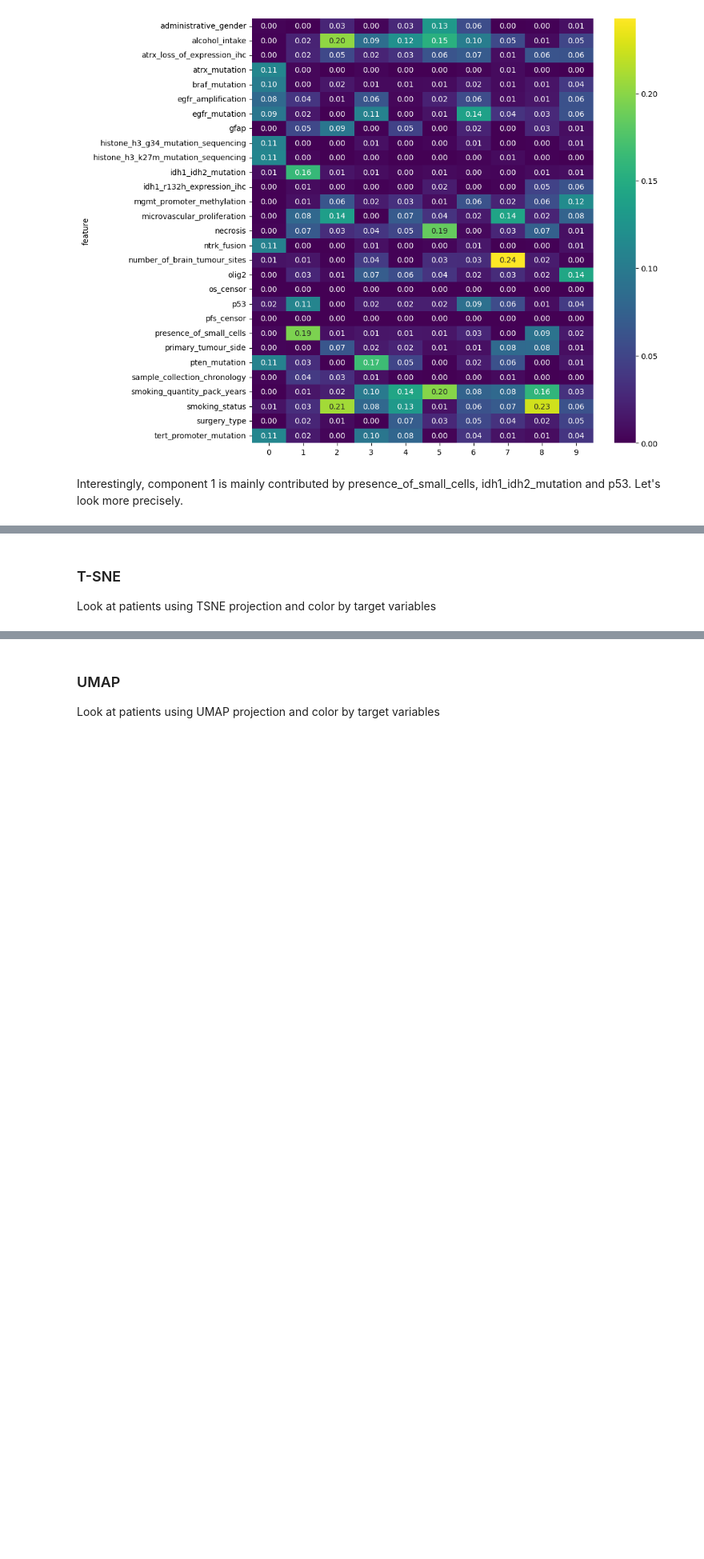
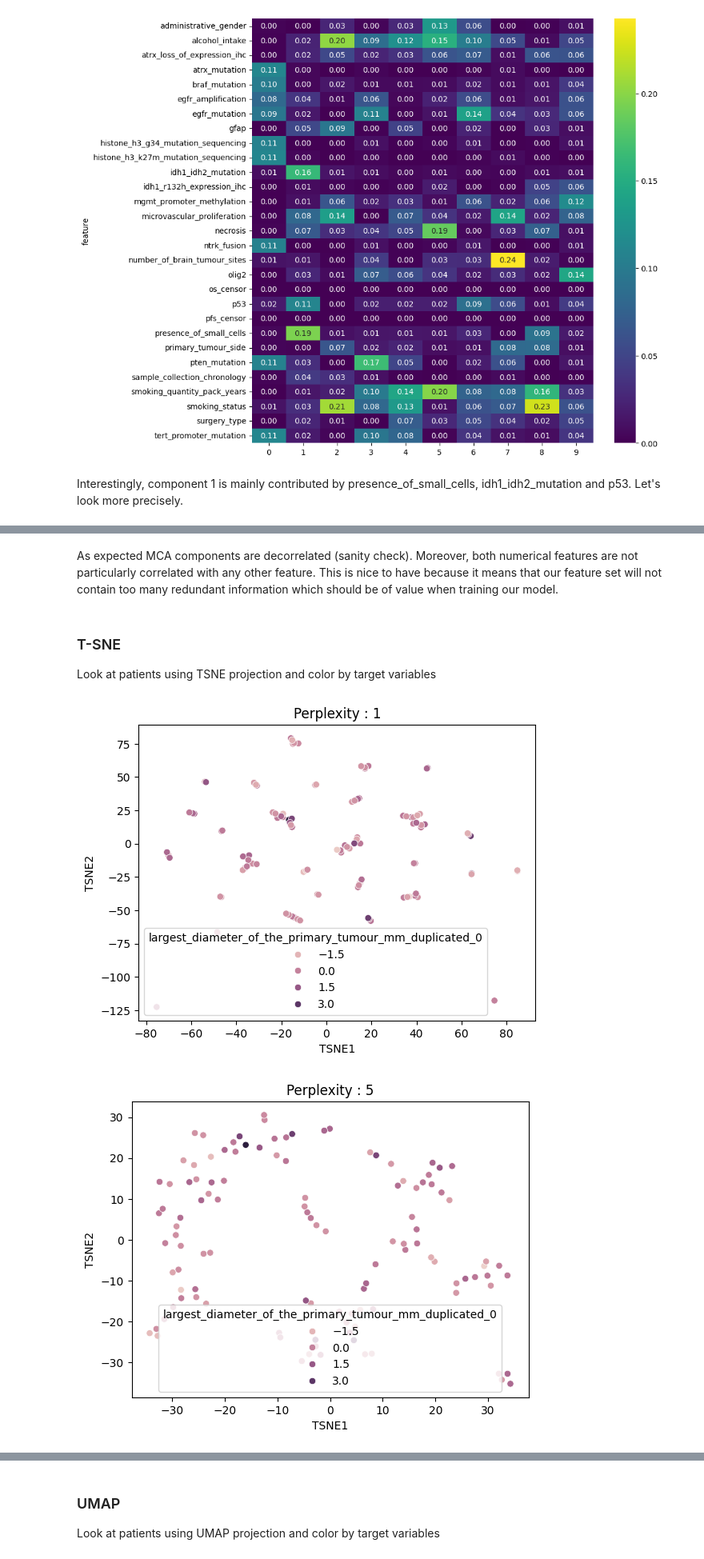
Before and after one commit to Tikings/gbm_hackathon, a Jupyter notebook: analysis/clinical_insights.ipynb, the cells around one changed output, grey strips where cells are left out. Shown at 80% size. Saved outputs shown, nothing was run; the diff lists cells and outputs as text; code cells hidden in the pictures; blank space fills up the shorter version.

```diff
--- a/analysis/clinical_insights.ipynb
+++ b/analysis/clinical_insights.ipynb
@@ -152,4 +135,20 @@ sns.heatmap(corr[features].loc[features], yticklabels=True, cmap='viridis')
+# %% [markdown]
+As expected MCA components are decorrelated (sanity check). Moreover, both numerical features are not particularly correlated with any other feature. This is nice to have because it means that our feature set will not contain too many redundant information which should be of value when training our model.
 # %% [markdown]
 ### T-SNE
 
 Look at patients using TSNE projection and color by target variables
+# %%
+from sklearn.manifold import TSNE
+
+for p in [1, 5, 10, 30, 100]:
+    tsne = TSNE(perplexity=p)
+    tsne_X = pd.DataFrame(tsne.fit_transform(X_df), columns=['TSNE1', 'TSNE2'], index=X_df.index)
+
+    tsne_df = pd.concat([tsne_X, Y_df], axis=1)
+    sns.scatterplot(tsne_df, x='TSNE1', y='TSNE2', hue="largest_diameter_of_the_primary_tumour_mm_duplicated_0")
+    plt.title(f"Perplexity : {p}")
+    plt.show()
+# %% [output]
+[figure, added]
+[figure, added]
```
Also changed, not shown: parts of 23 cells of this notebook.
